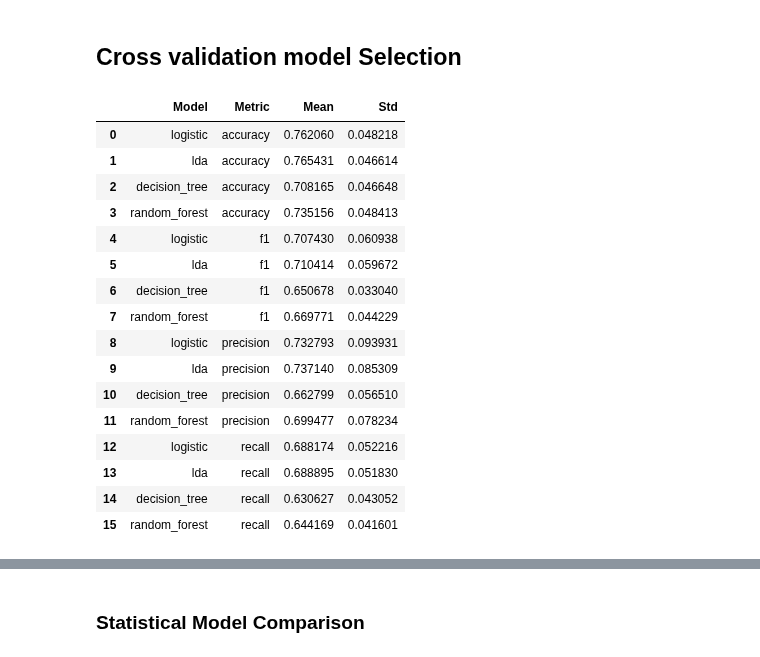
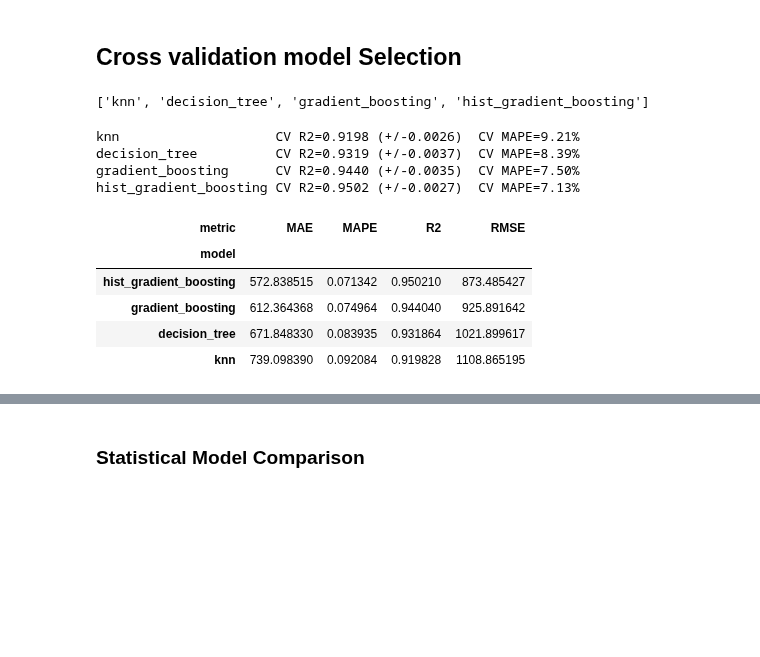
Before and after one commit to gamug/diamantes, a Jupyter notebook: notebooks/5-models/02-gmg-basic_algorithms_model_selection-2026_08_18.ipynb, the cells around one changed output, grey strips where cells are left out. Drawn from its saved outputs; the diff is of its cells as text; code cells hidden in the pictures; blank space fills up the shorter version.

```diff
--- a/notebooks/5-models/02-gmg-basic_algorithms_model_selection-2026_08_18.ipynb
+++ b/notebooks/5-models/02-gmg-basic_algorithms_model_selection-2026_08_18.ipynb
@@ -600,38 +368,58 @@ cv_results_df = {metric: pd.DataFrame(cv_results[metric]) for metric in scoring_
+# %%
+# Candidate models carried forward for cross-validation (drop clearly worse / overfitting models found above)
+cv_models = {
+    name: regressor
+    for name, regressor in models.items()
+    if name not in overfitting_models and name not in low_performance_models
+}
+list(cv_models.keys())
+# %% [output]
+['knn', 'decision_tree', 'gradient_boosting', 'hist_gradient_boosting']
+# %%
+scoring_metrics = {
+    "MAE": "neg_mean_absolute_error",
+    "RMSE": "neg_root_mean_squared_error",
+    "MAPE": "neg_mean_absolute_percentage_error",
+    "R2": "r2",
+}
+kfold = KFold(n_splits=5, shuffle=True, random_state=42)
+
+cv_results = {}
+for name, regressor in cv_models.items():
+    model = build_model_pipeline(regressor)
+    scores = cross_validate(model, x_train, y_train, cv=kfold, scoring=scoring_metrics, n_jobs=-1)
+    cv_results[name] = scores
+    print(
+        f"{name:22s} CV R2={scores['test_R2'].mean():.4f} (+/-{scores['test_R2'].std():.4f})  CV MAPE={-scores['test_MAPE'].mean() * 100:.2f}%"
+    )
+# %% [output]
+knn                    CV R2=0.9198 (+/-0.0026)  CV MAPE=9.21%
+decision_tree          CV R2=0.9319 (+/-0.0037)  CV MAPE=8.39%
+gradient_boosting      CV R2=0.9440 (+/-0.0035)  CV MAPE=7.50%
+hist_gradient_boosting CV R2=0.9502 (+/-0.0027)  CV MAPE=7.13%
 # %%
 # Create a DataFrame to store mean and std for each metric and model
-mean_std_data = []
-
-for metric_name in scoring_metrics:
-    for model_name in models:
-        mean_score = cv_results_df[metric_name][model_name].mean()
-        std_score = cv_results_df[metric_name][model_name].std()
-        mean_std_data.append(
+mean_std_rows = []
+for metric_name in ["MAE", "RMSE", "MAPE", "R2"]:
+    for model_name, scores in cv_results.items():
+        values = scores[f"test_{metric_name}"]
+        values = -values if metric_name != "R2" else values
+        mean_std_rows.append(
             {
-                "Model": model_name,
-                "Metric": metric_name,
-                "Mean": mean_score,
-                "Std": std_score,
+                "metric": metric_name,
+                "model": model_name,
+                "mean": values.mean(),
+                "std": values.std(),
             }
         )
 
-mean_std_df = pd.DataFrame(mean_std_data)
-mean_std_df
+mean_std_df = pd.DataFrame(mean_std_rows)
+mean_std_df.pivot(index="model", columns="metric", values="mean").sort_values("R2", ascending=False)
 # %% [output]
-|  | Model | Metric | Mean | Std |
-| 0 | logistic | accuracy | 0.762060 | 0.048218 |
-| 1 | lda | accuracy | 0.765431 | 0.046614 |
-| 2 | decision_tree | accuracy | 0.708165 | 0.046648 |
-| 3 | random_forest | accuracy | 0.735156 | 0.048413 |
-| 4 | logistic | f1 | 0.707430 | 0.060938 |
-| 5 | lda | f1 | 0.710414 | 0.059672 |
-| 6 | decision_tree | f1 | 0.650678 | 0.033040 |
-| 7 | random_forest | f1 | 0.669771 | 0.044229 |
-| 8 | logistic | precision | 0.732793 | 0.093931 |
-| 9 | lda | precision | 0.737140 | 0.085309 |
-| 10 | decision_tree | precision | 0.662799 | 0.056510 |
-| 11 | random_forest | precision | 0.699477 | 0.078234 |
-| 12 | logistic | recall | 0.688174 | 0.052216 |
-| 13 | lda | recall | 0.688895 | 0.051830 |
-| 14 | decision_tree | recall | 0.630627 | 0.043052 |
-| 15 | random_forest | recall | 0.644169 | 0.041601 |
+| metric | MAE | MAPE | R2 | RMSE |
+| model |  |  |  |  |
+| hist_gradient_boosting | 572.838515 | 0.071342 | 0.950210 | 873.485427 |
+| gradient_boosting | 612.364368 | 0.074964 | 0.944040 | 925.891642 |
+| decision_tree | 671.848330 | 0.083935 | 0.931864 | 1021.899617 |
+| knn | 739.098390 | 0.092084 | 0.919828 | 1108.865195 |
 # %%
```
Also changed, not shown: parts of 128 cells of this notebook, 18 other files.
